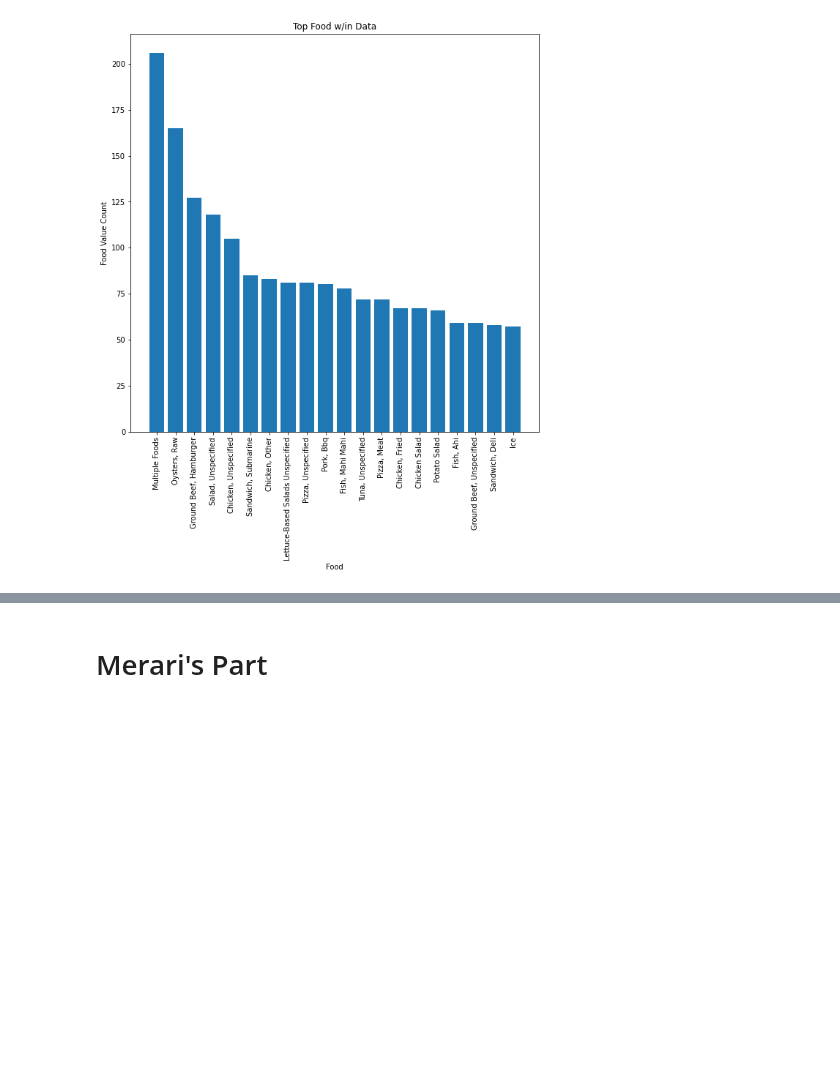
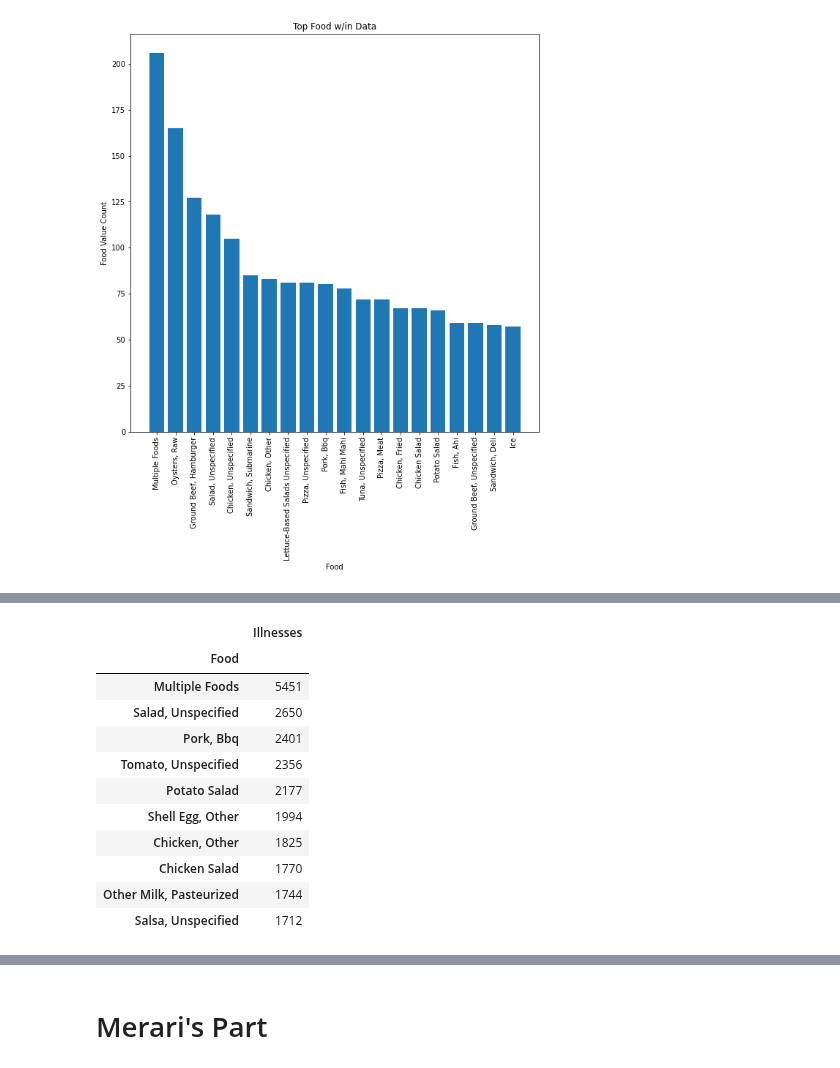
Before and after one commit to DINHC/foodborneillness, a Jupyter notebook: Foodborne_illness.ipynb, the cells around one changed output, grey strips where cells are left out. Saved outputs shown, nothing was run; the diff lists cells and outputs as text; code cells hidden in the pictures; blank space fills up the shorter version.

```diff
--- a/Foodborne_illness.ipynb
+++ b/Foodborne_illness.ipynb
@@ -204,0 +248,15 @@ plt.show()
+# %%
+foodill
+# %% [output]
+|  | Illnesses |
+| Food |  |
+| Multiple Foods | 5451 |
+| Salad, Unspecified | 2650 |
+| Pork, Bbq | 2401 |
+| Tomato, Unspecified | 2356 |
+| Potato Salad | 2177 |
+| Shell Egg, Other | 1994 |
+| Chicken, Other | 1825 |
+| Chicken Salad | 1770 |
+| Other Milk, Pasteurized | 1744 |
+| Salsa, Unspecified | 1712 |
```
Also changed, not shown: parts of 10 cells of this notebook, 5 other files.
